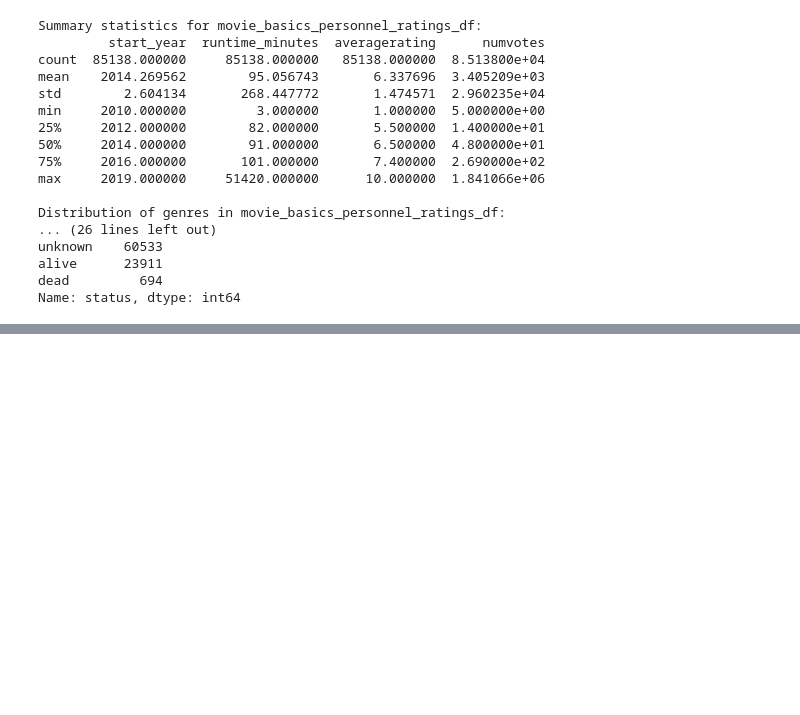
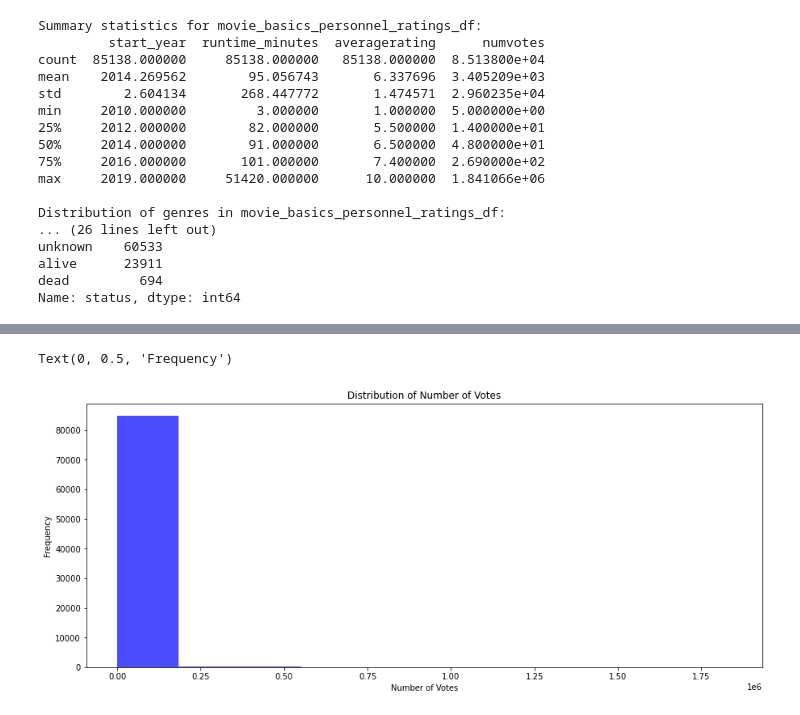
Before and after one commit to MMJGGR/Phase_1_Project, a Jupyter notebook: index.ipynb, the cells around one changed output, grey strips where cells are left out. Saved outputs shown, nothing was run; the diff lists cells and outputs as text; code cells hidden in the pictures; blank space fills up the shorter version.

```diff
--- a/index.ipynb
+++ b/index.ipynb
@@ -1142,0 +1120,11 @@ TypeError: first argument must be string or compiled pattern
+# %%
+# Histogram: Distribution of number of votes
+fig, (ax1) = plt.subplots(figsize=(15, 6))
+
+ax1.hist(movie_basics_personnel_ratings_df['numvotes'], bins=10, color='blue', alpha = 0.7)
+ax1.set_title('Distribution of Number of Votes')
+ax1.set_xlabel('Number of Votes')
+ax1.set_ylabel('Frequency')
+# %% [output]
+Text(0, 0.5, 'Frequency')
+[figure, added]
```
Also changed, not shown: parts of 14 cells of this notebook.
